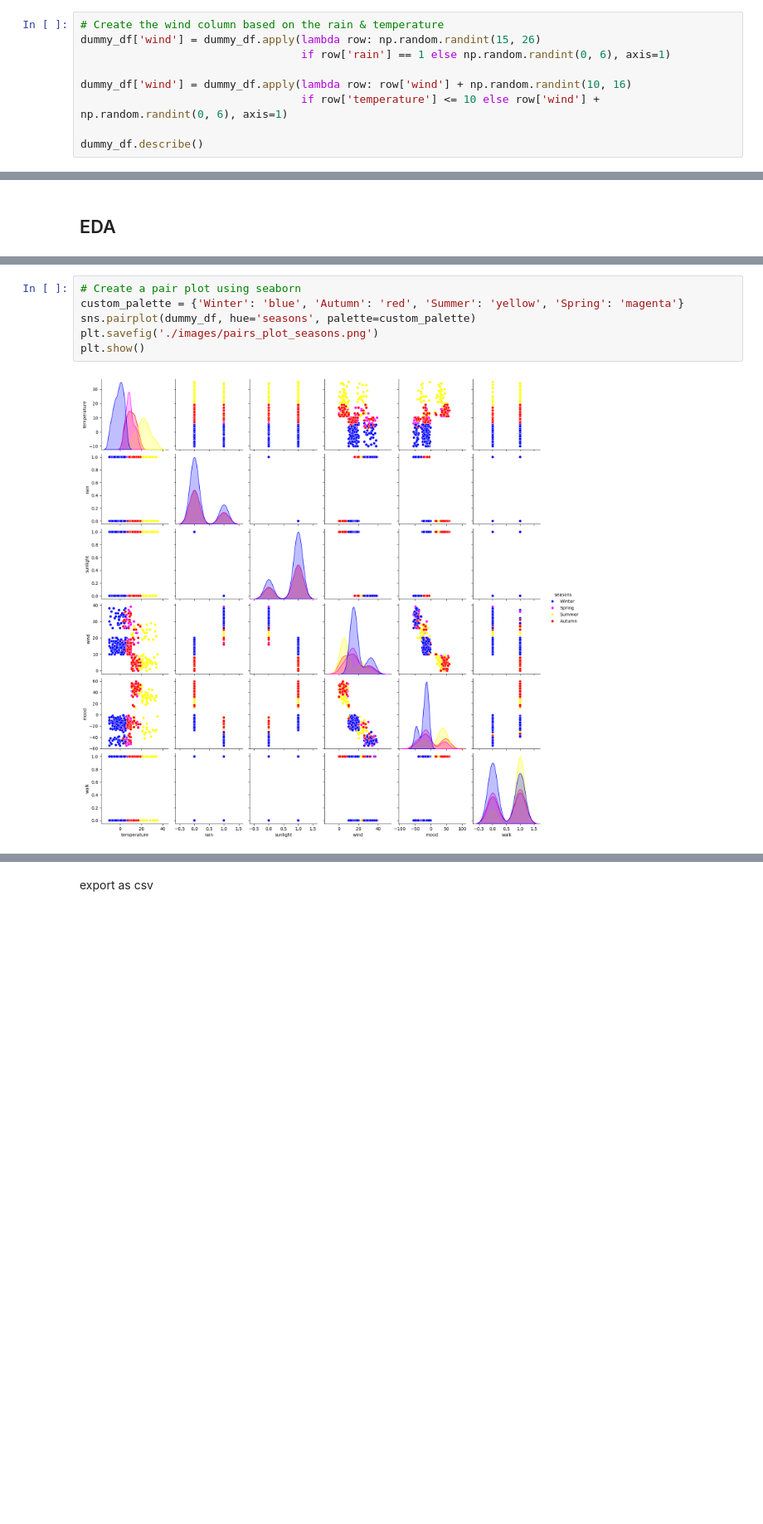
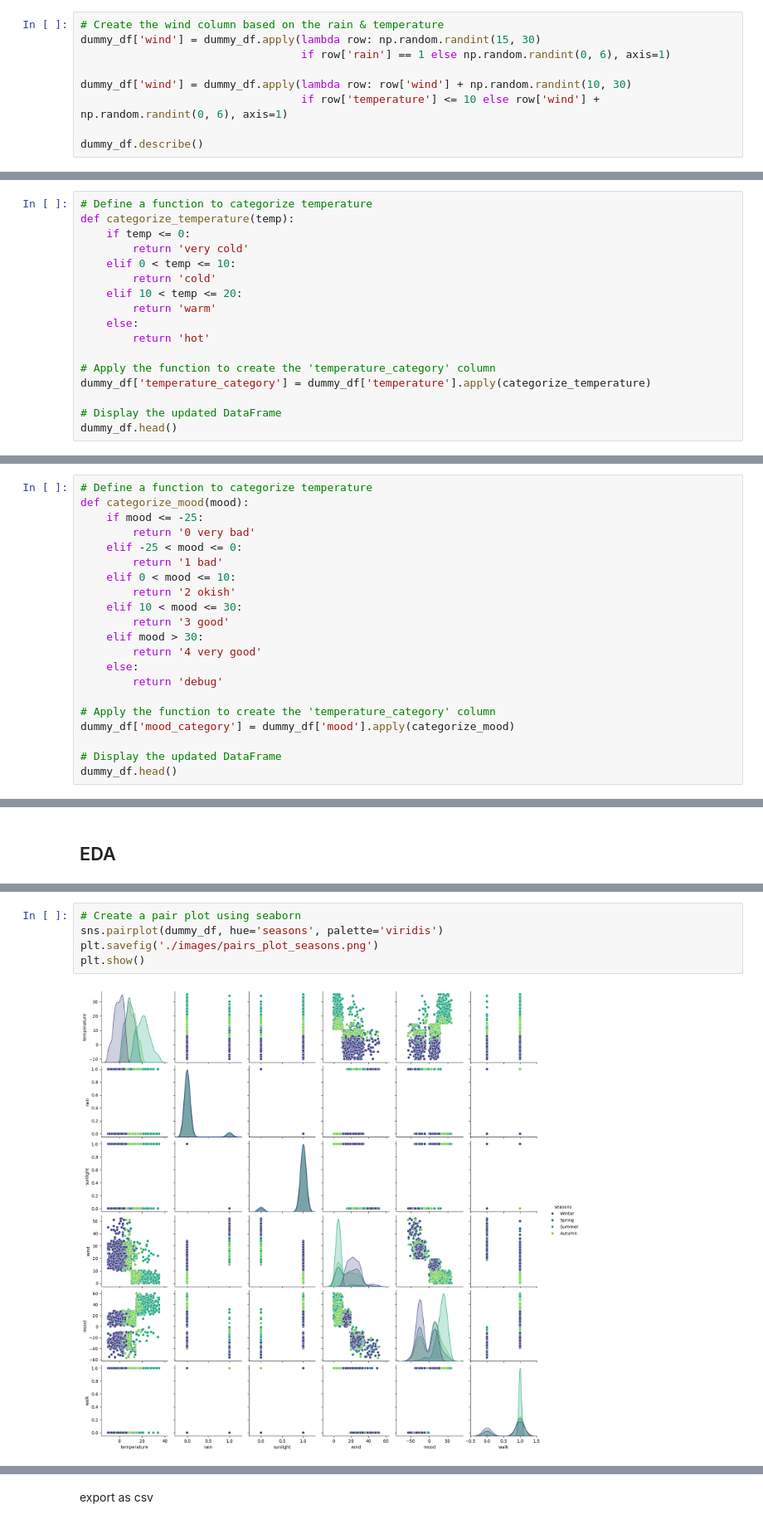
Before and after one commit to prasadadhav/bn_to_walk_or_not, a Jupyter notebook: creatdummy_data.ipynb, the cells around one changed output, grey strips where cells are left out. Shown at 83% size. Drawn from its saved outputs; the diff is of its cells as text; blank space fills up the shorter version.

Commit message:
modify how data is created, created data over longer time

```diff
--- a/creatdummy_data.ipynb
+++ b/creatdummy_data.ipynb
@@ -274,10 +266,10 @@ plt.show()
 ## create wind
 # %%
 # Create the wind column based on the rain & temperature
-dummy_df['wind'] = dummy_df.apply(lambda row: np.random.randint(15, 26)
+dummy_df['wind'] = dummy_df.apply(lambda row: np.random.randint(15, 30)
                                   if row['rain'] == 1 else np.random.randint(0, 6), axis=1)
 
-dummy_df['wind'] = dummy_df.apply(lambda row: row['wind'] + np.random.randint(10, 16)
+dummy_df['wind'] = dummy_df.apply(lambda row: row['wind'] + np.random.randint(10, 30)
                                   if row['temperature'] <= 10 else row['wind'] + np.random.randint(0, 6), axis=1)
 
 dummy_df.describe()
@@ -372,0 +376,17 @@ dummy_df.describe()
+# %%
+# Define a function to categorize temperature
+def categorize_temperature(temp):
+    if temp <= 0:
+        return 'very cold'
+    elif 0 < temp <= 10:
+        return 'cold'
+    elif 10 < temp <= 20:
+        return 'warm'
+    else:
+        return 'hot'
+
+# Apply the function to create the 'temperature_category' column
+dummy_df['temperature_category'] = dummy_df['temperature'].apply(categorize_temperature)
+
+# Display the updated DataFrame
+dummy_df.head()
@@ -372,0 +467,21 @@ dummy_df.describe()
+# %%
+# Define a function to categorize temperature
+def categorize_mood(mood):
+    if mood <= -25:
+        return '0 very bad'
+    elif -25 < mood <= 0:
+        return '1 bad'
+    elif 0 < mood <= 10:
+        return '2 okish'
+    elif 10 < mood <= 30:
+        return '3 good'
+    elif mood > 30:
+        return '4 very good'
+    else:
+        return 'debug'
+
+# Apply the function to create the 'temperature_category' column
+dummy_df['mood_category'] = dummy_df['mood'].apply(categorize_mood)
+
+# Display the updated DataFrame
+dummy_df.head()
@@ -391,11 +531,10 @@ plt.show()
 # %%
 # Create a pair plot using seaborn
-custom_palette = {'Winter': 'blue', 'Autumn': 'red', 'Summer': 'yellow', 'Spring': 'magenta'}
-sns.pairplot(dummy_df, hue='seasons', palette=custom_palette)
+sns.pairplot(dummy_df, hue='seasons', palette='viridis')
 plt.savefig('./images/pairs_plot_seasons.png')
 plt.show()
 # %% [output]
-[figure, old version]
+[figure, new version]
 # %%
 # Select only numeric columns for correlation matrix calculation
 numeric_df = dummy_df.select_dtypes(include=[np.number])
```
Also changed, not shown: parts of 35 cells of this notebook.
